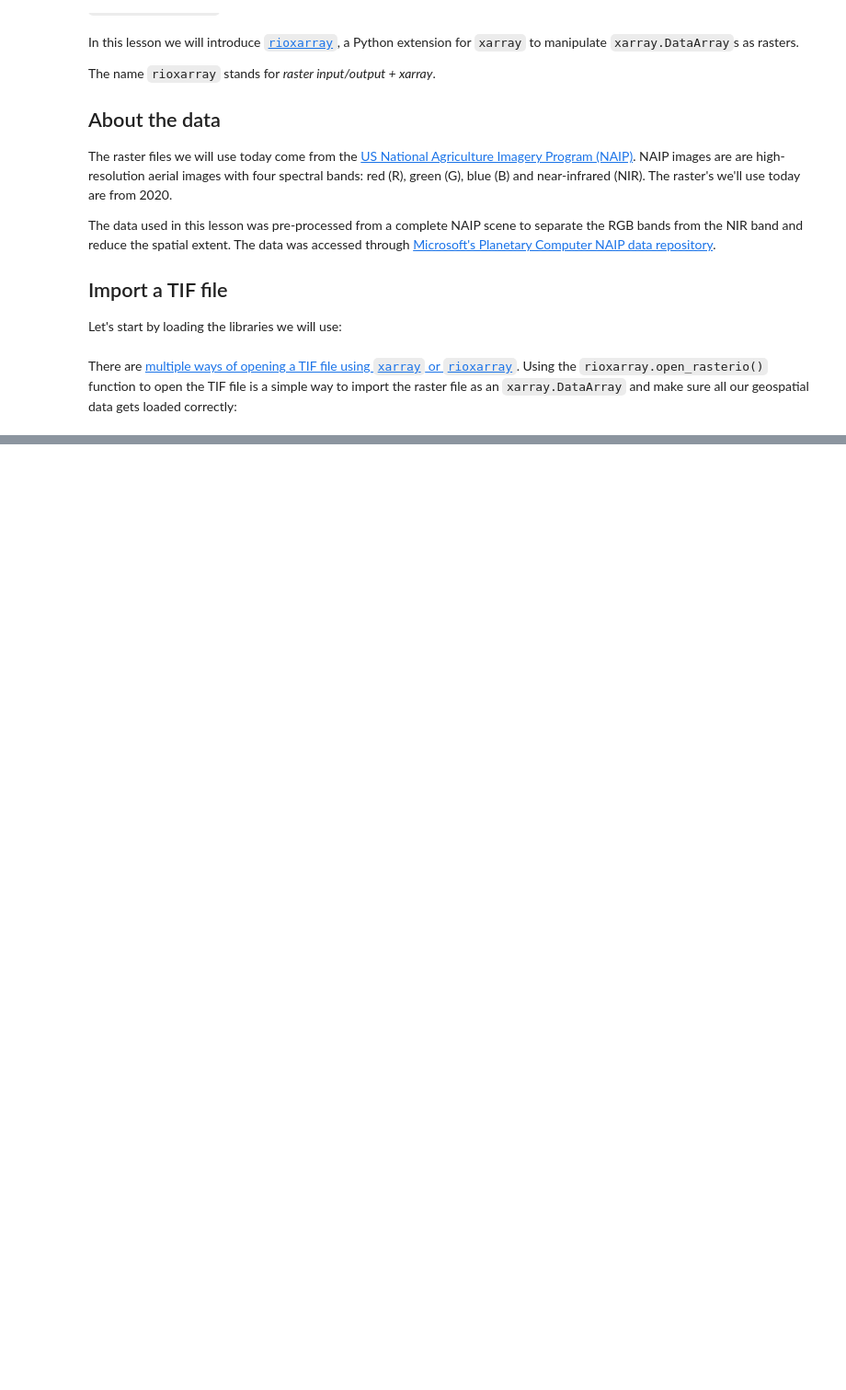
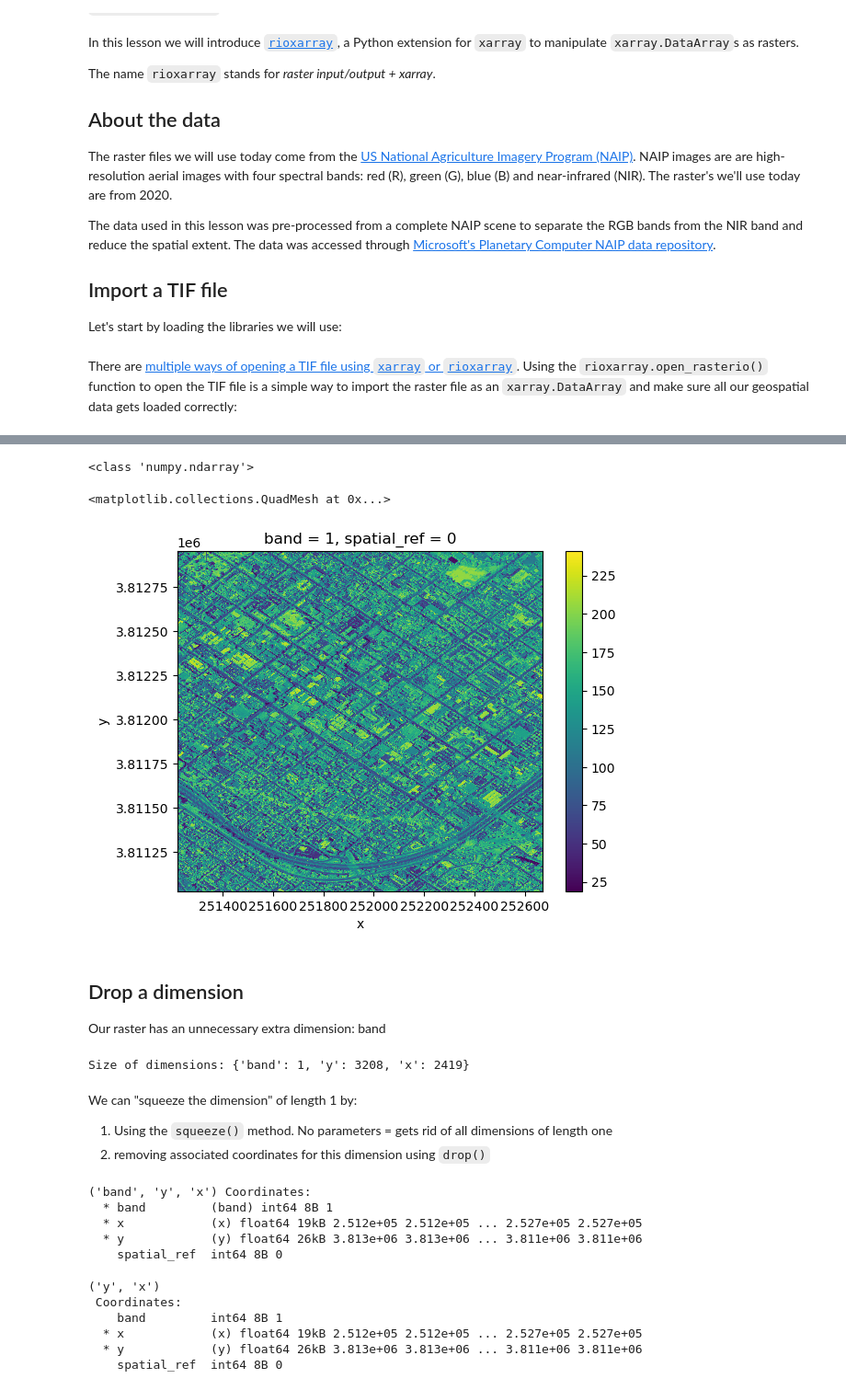
Before and after one commit to jaslynmiura/eds220-2025-in-class, a Jupyter notebook: week8-rioxarray-STUDENTS.ipynb, the cells around one changed output, grey strips where cells are left out. Shown at 92% size. Cells and saved outputs as stored; diff of their text form; code cells hidden in the pictures; blank space fills up the shorter version.

Commit message:
In class notes of rioxarrays.

```diff
--- a/week8-rioxarray-STUDENTS.ipynb
+++ b/week8-rioxarray-STUDENTS.ipynb
@@ -31,4 +31,7 @@ Using the `rioxarray.open_rasterio()` function to open the TIF file is a simple
 # %%
 # Import NIR TIF file
 # Make sure this is the PATH TO THE DATA FOLDER CONTAINING THE RASTERS
-root = os.path.join('data', 'rioxarray_lesson_data')
+root = os.path.join('data', 'NAIP_SB')
+# %%
+nir = rioxr.open_rasterio(os.path.join(root, 'NAIP_SB_nir.tif'))
+nir
@@ -34,0 +61,42 @@ root = os.path.join('data', 'rioxarray_lesson_data')
+# %%
+print(type(nir.values))
+# %% [output]
+<class 'numpy.ndarray'>
+# %%
+nir.plot()
+# %% [output]
+<matplotlib.collections.QuadMesh at 0x...>
+[figure, added]
+# %% [markdown]
+## Drop a dimension
+
+Our raster has an unnecessary extra dimension: band
+# %%
+print('Size of dimensions:', dict(nir.sizes))
+# %% [output]
+Size of dimensions: {'band': 1, 'y': 3208, 'x': 2419}
+# %% [markdown]
+We can "squeeze the dimension" of length 1 by:
+
+1. Using the `squeeze()` method. No parameters = gets rid of all dimensions of length one
+2. removing associated coordinates for this dimension using `drop()`
+# %%
+# Orignial dimensions and coordinates
+print(nir.dims, nir.coords)
+# %% [output]
+('band', 'y', 'x') Coordinates:
+  * band         (band) int64 8B 1
+  * x            (x) float64 19kB 2.512e+05 2.512e+05 ... 2.527e+05 2.527e+05
+  * y            (y) float64 26kB 3.813e+06 3.813e+06 ... 3.811e+06 3.811e+06
+    spatial_ref  int64 8B 0
+# %%
+# remove length 1 dimension (band)
+nir = nir.squeeze()
+print(nir.dims, '\n', nir.coords)
+# %% [output]
+('y', 'x')
+ Coordinates:
+    band         int64 8B 1
+  * x            (x) float64 19kB 2.512e+05 2.512e+05 ... 2.527e+05 2.527e+05
+  * y            (y) float64 26kB 3.813e+06 3.813e+06 ... 3.811e+06 3.811e+06
+    spatial_ref  int64 8B 0
```
Also changed, not shown: parts of 29 cells of this notebook.
